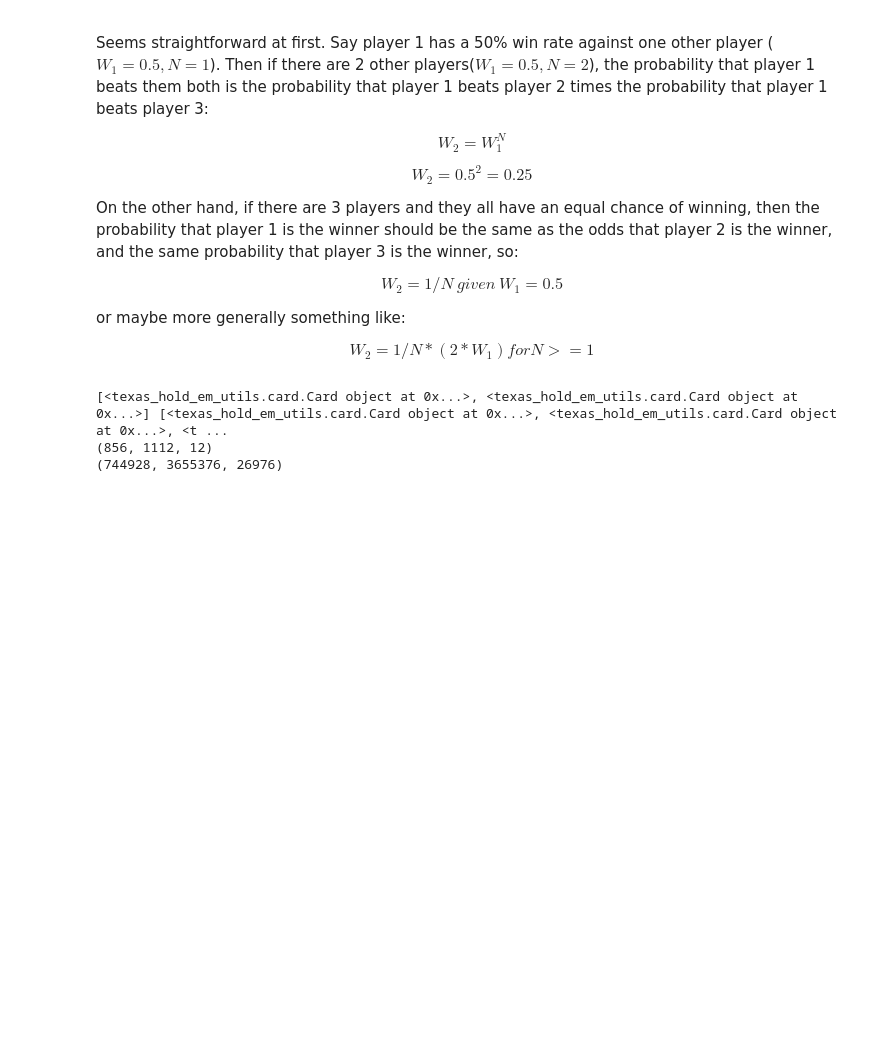
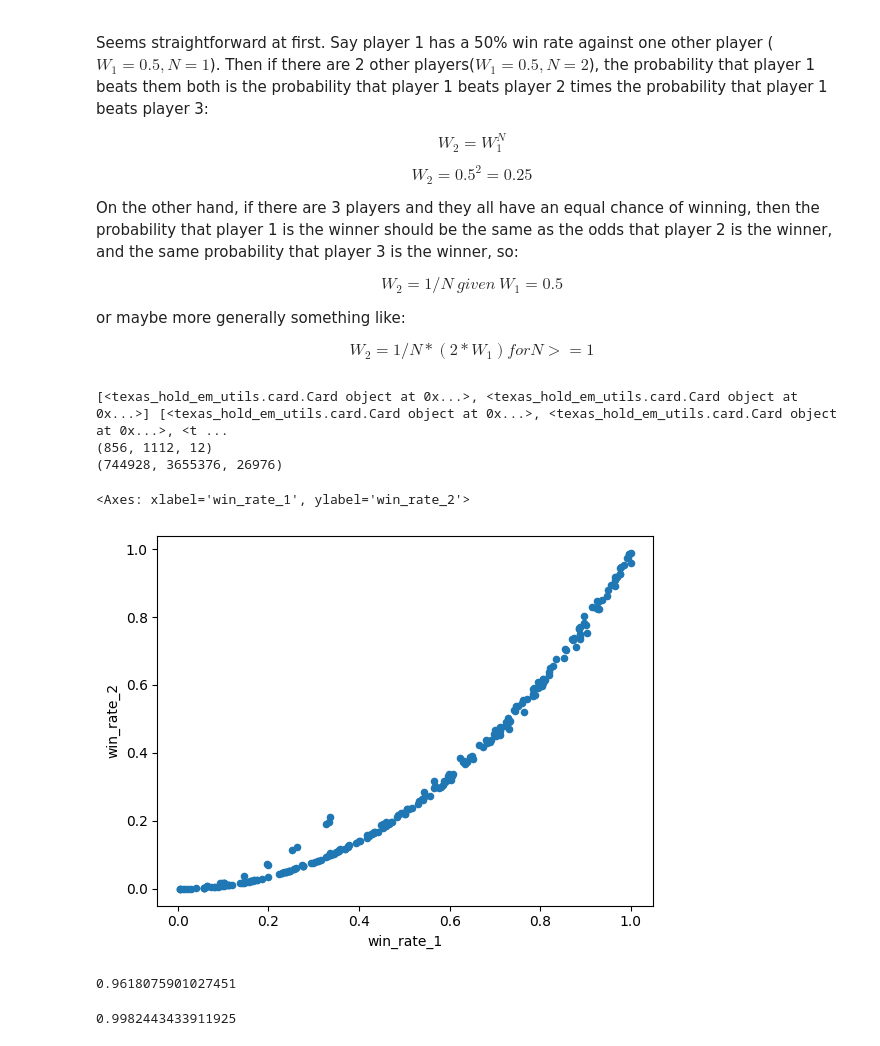
Before and after one commit to amarkules1/texas-holdem-notebooks, a Jupyter notebook: n_player_win_rates.ipynb, the cells around one changed output. Drawn from its saved outputs; the diff is of its cells as text; code cells hidden in the pictures; blank space fills up the shorter version.

Commit message:
finish win rate per player count analysis

```diff
--- a/n_player_win_rates.ipynb
+++ b/n_player_win_rates.ipynb
@@ -118,3 +118,21 @@ for i in range(250):
     df = pd.concat([df, pd.DataFrame({'wins_1': [wins_1], 'losses_1': [losses_1], 'ties_1': [ties_1], 'wins_2': [wins_2], 'losses_2': [losses_2], 'ties_2': [ties_2]})])
 # %%
 df.to_csv('data/win_rate_vs_n_players.csv', index=False)
+# %%
+df['win_rate_1'] = ((df['wins_1'] * 2) + df['ties_1']) / ((df['wins_1'] + df['losses_1'] + df['ties_1']) *2)
+# %%
+df['win_rate_2'] = ((df['wins_2'] * 2) + df['ties_2']) / ((df['wins_2'] + df['losses_2'] + df['ties_2']) *2)
+# %%
+df.plot(x='win_rate_1', y='win_rate_2', kind='scatter')
+# %% [output]
+<Axes: xlabel='win_rate_1', ylabel='win_rate_2'>
+[figure, added]
+# %%
+df['win_rate_1'].corr(df['win_rate_2'])
+# %% [output]
+0.9618075901027451
+# %%
+df['win_rate_1_sq'] = df['win_rate_1'] * df['win_rate_1']
+df['win_rate_1_sq'].corr(df['win_rate_2'])
+# %% [output]
+0.9982443433911925
```
Also changed, not shown: parts of 3 cells of this notebook.
